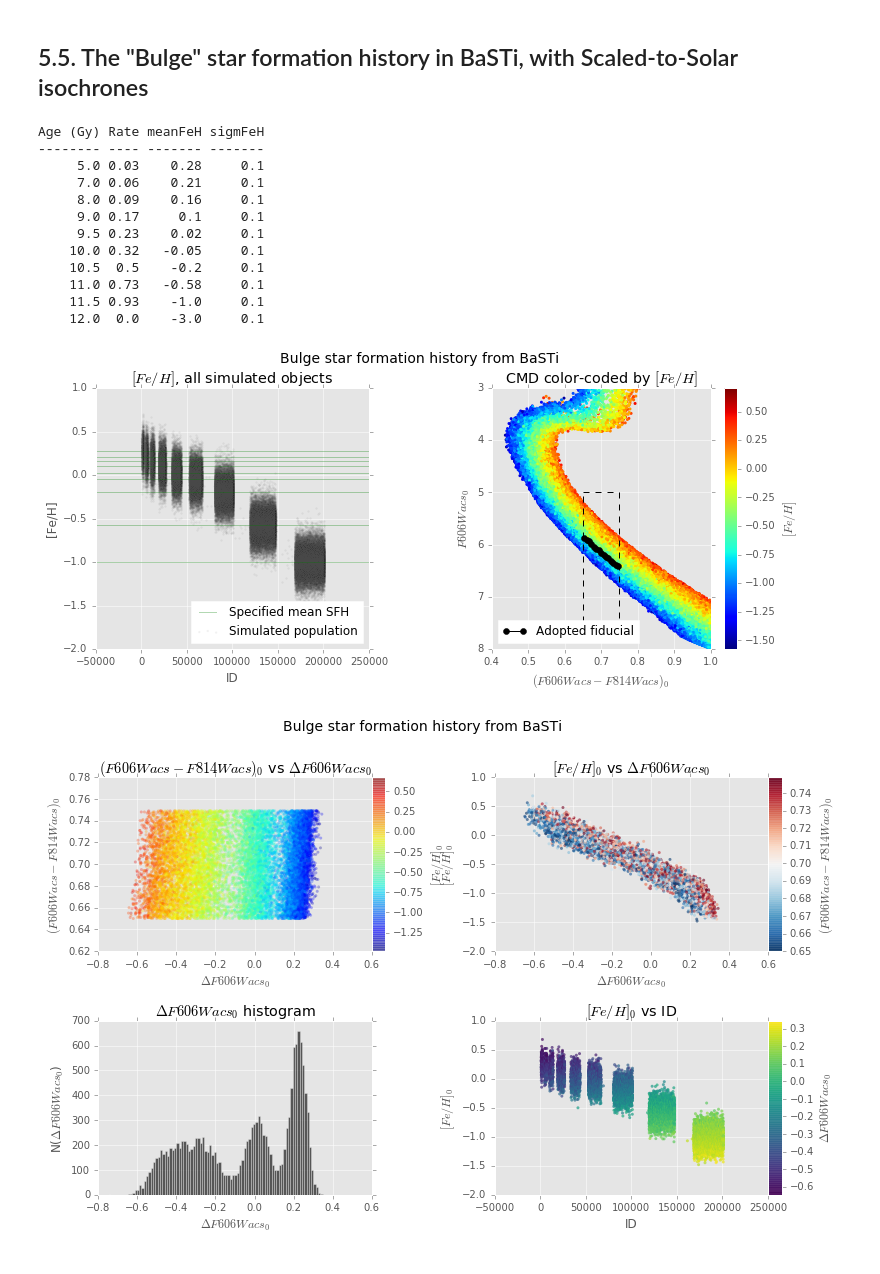
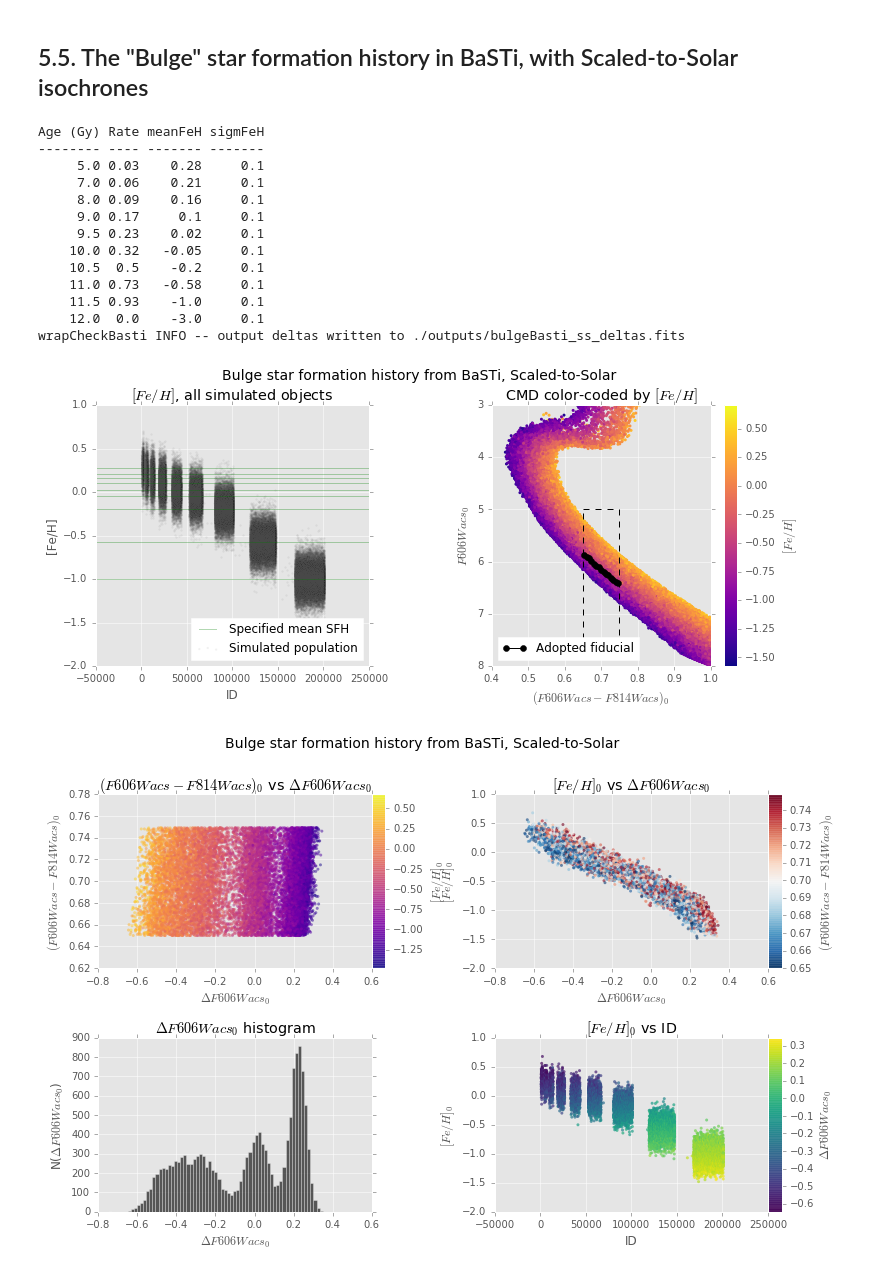
Before and after one commit to willclarkson/bastiTest, a Jupyter notebook: notebooks/2017-09-08_quicklookBaSTi_truncation.ipynb, the cells around one changed output. Drawn from its saved outputs; the diff is of its cells as text; code cells hidden in the pictures.

```diff
--- a/notebooks/2017-09-08_quicklookBaSTi_truncation.ipynb
+++ b/notebooks/2017-09-08_quicklookBaSTi_truncation.ipynb
@@ -140,7 +147,7 @@ def findMedianSequence(vCol, vMag, bShow, bPoly, xLo=0.7, xHi=0.8, yLo=5.0, yHi=
 def showSelectedData(tPop, bShow, xLo, xHi, yLo, yHi, \
                          vXmed, vYmed, parsMed, \
                     colorMin=0.4, colorMax=1.0, magMin=3., magMax=8., \
-                    cmFeH='jet', \
+                    cmFeH='plasma', \
                     colMagBlu='F606Wacs', colMagRed='F814Wacs', colMagMag='F606Wacs', \
                     figNam='TEST', sTitle='', \
                     fehRange=np.array([]), \
@@ -241,7 +248,7 @@ def showSelectedData(tPop, bShow, xLo, xHi, yLo, yHi, \
 # %%
 # refactored our plotting cell into a method...
 def showDeltas(difSel, fehSel, colSel, idSel, nBins=50, \
-               cmapVsFeh='RdBu_r', cmapVsCol='jet', \
+               cmapVsFeh='RdBu_r', cmapVsCol='plasma', \
               colMagBlu='F606Wacs', colMagRed='F814Wacs', \
               colMagMag='F606Wacs', figNam='TEST', \
               sTitle=''):
@@ -284,7 +291,7 @@ def showDeltas(difSel, fehSel, colSel, idSel, nBins=50, \
 
     # scatter - delta vs color
     dumResCol = ax22.scatter(difSel, colSel, c=fehSel, cmap=cmapVsCol, \
-                            alpha=0.3, edgecolor='None', s=9)
+                            alpha=0.5, edgecolor='None', s=9)
     ax22.set_ylabel(sLabelColor)
     ax22.set_xlabel(sLabelDelta)
 
@@ -431,7 +471,7 @@ yLo = 5.0
 yHi = 7.5
 
 # bins for histogram
-nBins=100
+nBins=75
 
 # control variables for the fit
 degFit=3
@@ -567,24 +607,28 @@ Age (Gy) Rate meanFeH sigmFeH
 ## 5.5. The "Bulge" star formation history in BaSTi, with Scaled-to-Solar isochrones ##
 # %%
 stemPopB = './bulgeBasti_ss/Synth_Pop__Sep_1_03.19.24_CEST_2017_'
-sStemB='%s/bulgeBasti_ss' % (dirPlots)
-sTitlB='Bulge star formation history from BaSTi'
+sNameB='bulgeBasti_ss'
+sTitlB='Bulge star formation history from BaSTi, Scaled-to-Solar'
+
+sStemB='%s/%s' % (dirPlots, sNameB)
+sDeltB='%s/%s_deltas.fits' % (dirOuts, sNameB)
 # %%
 wrapCheckBasti(stemPopB, degFit, nMed, nMin, xLo, xHi, yLo, yHi, \
                figStem=sStemB, sTitle=sTitlB, nBins=nBins, \
-               bothFigs=True)
+               bothFigs=True, pathOut=sDeltB)
 # %% [output]
 Age (Gy) Rate meanFeH sigmFeH
 -------- ---- ------- -------
      5.0 0.03    0.28     0.1
      7.0 0.06    0.21     0.1
      8.0 0.09    0.16     0.1
      9.0 0.17     0.1     0.1
      9.5 0.23    0.02     0.1
     10.0 0.32   -0.05     0.1
     10.5  0.5    -0.2     0.1
     11.0 0.73   -0.58     0.1
     11.5 0.93    -1.0     0.1
     12.0  0.0    -3.0     0.1
+wrapCheckBasti INFO -- output deltas written to ./outputs/bulgeBasti_ss_deltas.fits
-[figure, old version]
+[figure, new version]
-[figure, old version]
+[figure, new version]
```
Also changed, not shown: parts of 16 cells of this notebook, 17 other files.
